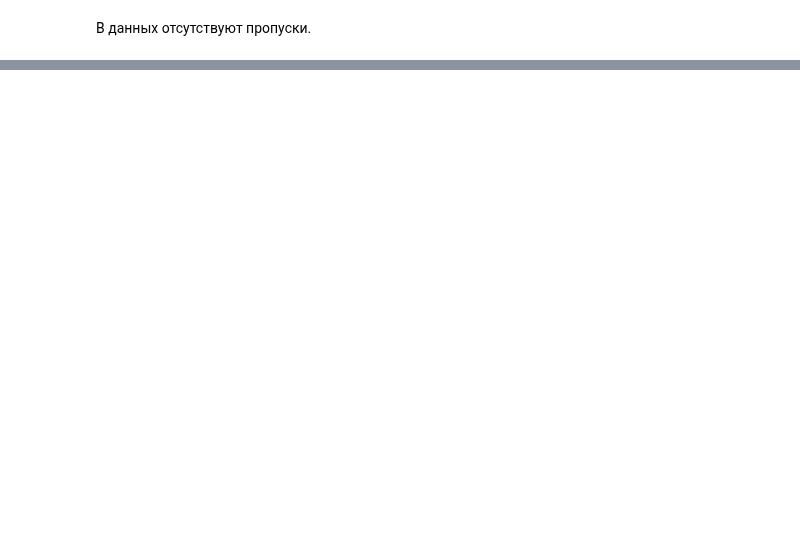
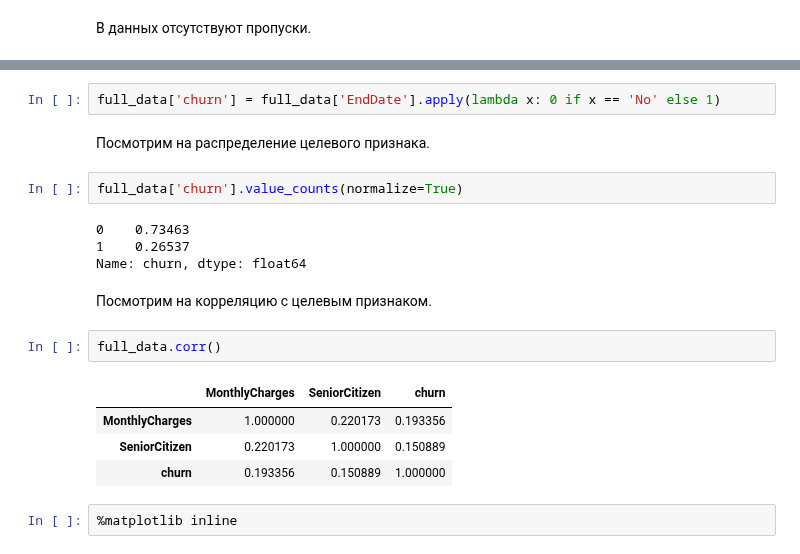
Before and after one commit to versus666jzx/practicum_ds, a Jupyter notebook: final_project/notebook/telecom_research.ipynb, the cells around one changed output, grey strips where cells are left out. Drawn from its saved outputs; the diff is of its cells as text; blank space fills up the shorter version.

```diff
--- a/final_project/notebook/telecom_research.ipynb
+++ b/final_project/notebook/telecom_research.ipynb
@@ -100,0 +200,21 @@ for data in data_list:
+# %%
+full_data['churn'] = full_data['EndDate'].apply(lambda x: 0 if x == 'No' else 1)
+# %% [markdown]
+Посмотрим на распределение целевого признака.
+# %%
+full_data['churn'].value_counts(normalize=True)
+# %% [output]
+0    0.73463
+1    0.26537
+Name: churn, dtype: float64
+# %% [markdown]
+Посмотрим на корреляцию с целевым признаком.
+# %%
+full_data.corr()
+# %% [output]
+|  | MonthlyCharges | SeniorCitizen | churn |
+| MonthlyCharges | 1.000000 | 0.220173 | 0.193356 |
+| SeniorCitizen | 0.220173 | 1.000000 | 0.150889 |
+| churn | 0.193356 | 0.150889 | 1.000000 |
+# %%
+%matplotlib inline
```
Also changed, not shown: parts of 12 cells of this notebook, 3 other files.
